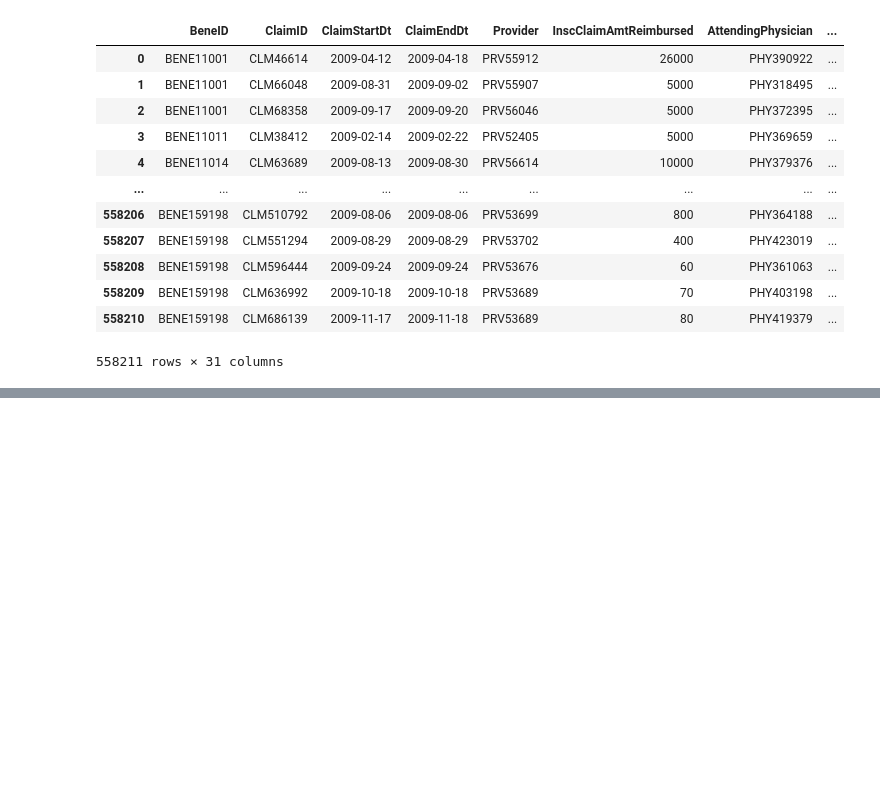
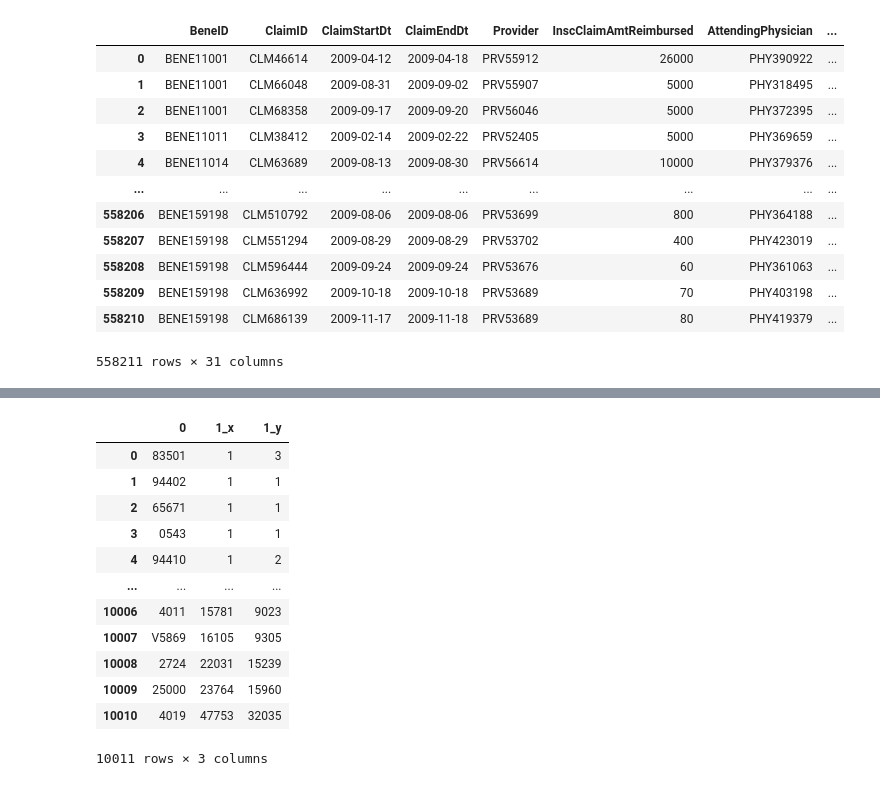
Before and after one commit to supernaut11/data602-final-project, a Jupyter notebook: src/Data602.ipynb, the cells around one changed output, grey strips where cells are left out. Cells and saved outputs as stored; diff of their text form; code cells hidden in the pictures; blank space fills up the shorter version.

```diff
--- a/src/Data602.ipynb
+++ b/src/Data602.ipynb
@@ -181,4 +225,23 @@ trn_df.head()
 # %%
 import matplotlib.pyplot as mpl
 %matplotlib inline
+# %%
+clm_y = clm_df[(clm_df[1] == 'No')].groupby(0).count().sort_values(by=1,).reset_index()
+clm_n = clm_df[(clm_df[1] == 'Yes')].groupby(0).count().sort_values(by=1,).reset_index()
+clm_comb = pd.merge(clm_y, clm_n, on=[0])
+clm_comb
+# %% [output]
+|  | 0 | 1_x | 1_y |
+| 0 | 83501 | 1 | 3 |
+| 1 | 94402 | 1 | 1 |
+| 2 | 65671 | 1 | 1 |
+| 3 | 0543 | 1 | 1 |
+| 4 | 94410 | 1 | 2 |
+| ... | ... | ... | ... |
+| 10006 | 4011 | 15781 | 9023 |
+| 10007 | V5869 | 16105 | 9305 |
+| 10008 | 2724 | 22031 | 15239 |
+| 10009 | 25000 | 23764 | 15960 |
+| 10010 | 4019 | 47753 | 32035 |
+10011 rows × 3 columns
 # %%
```
Also changed, not shown: parts of 9 cells of this notebook.
